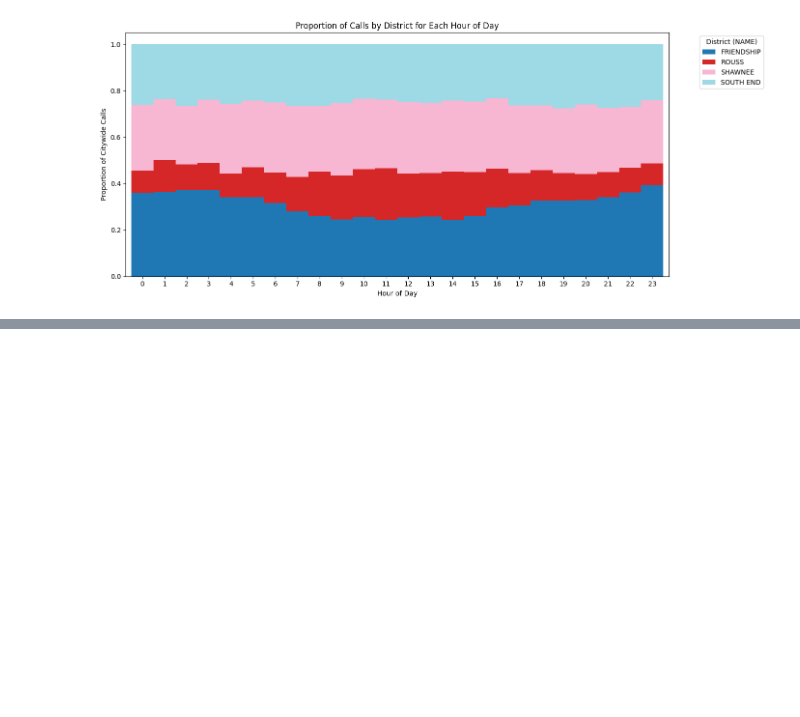
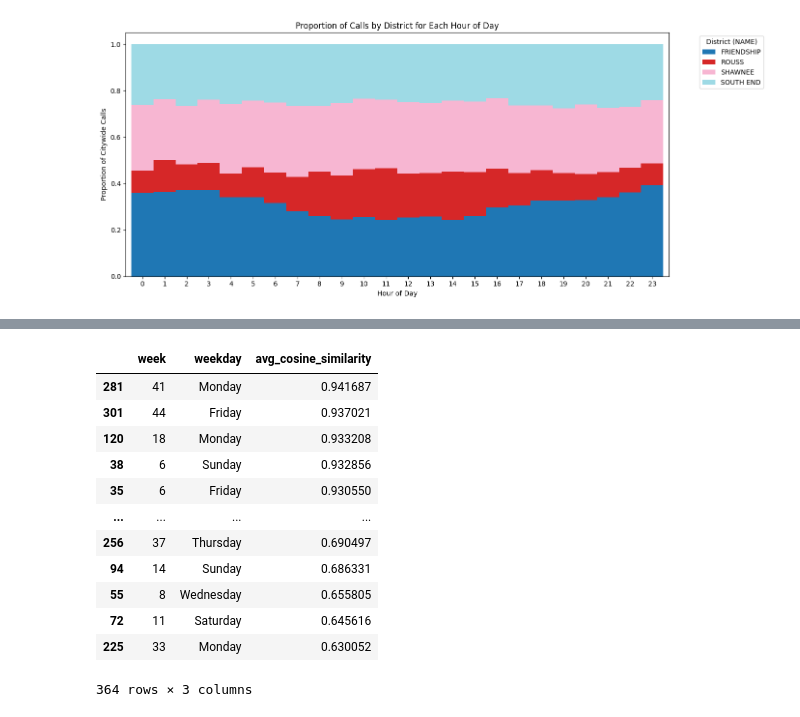
Before and after one commit to baywigg/ML4VA, a Jupyter notebook: visualizing/plotting_trends.ipynb, the cells around one changed output, grey strips where cells are left out. Drawn from its saved outputs; the diff is of its cells as text; code cells hidden in the pictures; blank space fills up the shorter version.

```diff
--- a/visualizing/plotting_trends.ipynb
+++ b/visualizing/plotting_trends.ipynb
@@ -286,0 +327,62 @@ plt.show()
+# %%
+import pandas as pd
+import numpy as np
+from sklearn.metrics.pairwise import cosine_similarity
+from itertools import combinations
+
+# load and prepare data
+df = pd.read_csv('../data/clean/calls_by_district.csv')
+df['CallDateTime'] = pd.to_datetime(df['CallDateTime'])
+df['year'] = df['CallDateTime'].dt.year
+df['week'] = df['CallDateTime'].dt.isocalendar().week
+df['weekday'] = df['CallDateTime'].dt.day_name()
+df['date'] = df['CallDateTime'].dt.date
+
+# filter to 2017–2022
+df = df[(df['year'] >= 2017) & (df['year'] <= 2022)]
+
+# count calls per district per (week, weekday, year)
+grouped = df.groupby(['week', 'weekday', 'year', 'NAME']).size().unstack(fill_value=0)
+
+# normalize to proportions (district-level call share per day)
+grouped_prop = grouped.div(grouped.sum(axis=1), axis=0)
+
+# group by (week, weekday) to compare proportions across years
+results = []
+for (week, weekday), group in grouped_prop.groupby(level=[0, 1]):
+    if group.shape[0] < 2:
+        continue  # need at least two years to compare
+
+    vectors = group.values  # rows = years, columns = districts
+    similarities = []
+
+    # compare each year-to-year pair
+    for i, j in combinations(range(len(vectors)), 2):
+        sim = cosine_similarity([vectors[i]], [vectors[j]])[0, 0]
+        similarities.append(sim)
+
+    avg_sim = np.mean(similarities)
+    results.append({'week': week, 'weekday': weekday, 'avg_cosine_similarity': avg_sim})
+
+# convert to DataFrame
+similarity_df = pd.DataFrame(results)
+
+# optional: show most and least consistent weekday/week combos
+# print(similarity_df.sort_values('avg_cosine_similarity', ascending=False).head(1000))
+# print(similarity_df['avg_cosine_similarity'].mean())
+
+similarity_df.sort_values('avg_cosine_similarity', ascending=False).head(1000)
+# %% [output]
+|  | week | weekday | avg_cosine_similarity |
+| 281 | 41 | Monday | 0.941687 |
+| 301 | 44 | Friday | 0.937021 |
+| 120 | 18 | Monday | 0.933208 |
+| 38 | 6 | Sunday | 0.932856 |
+| 35 | 6 | Friday | 0.930550 |
+| ... | ... | ... | ... |
+| 256 | 37 | Thursday | 0.690497 |
+| 94 | 14 | Sunday | 0.686331 |
+| 55 | 8 | Wednesday | 0.655805 |
+| 72 | 11 | Saturday | 0.645616 |
+| 225 | 33 | Monday | 0.630052 |
+364 rows × 3 columns
```
Also changed, not shown: parts of 1 cell of this notebook, 2 other files.
